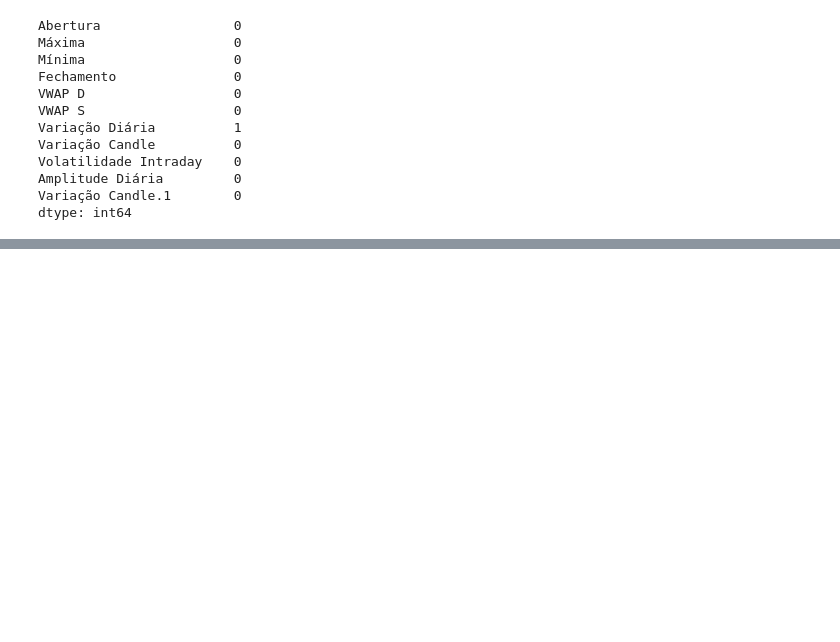
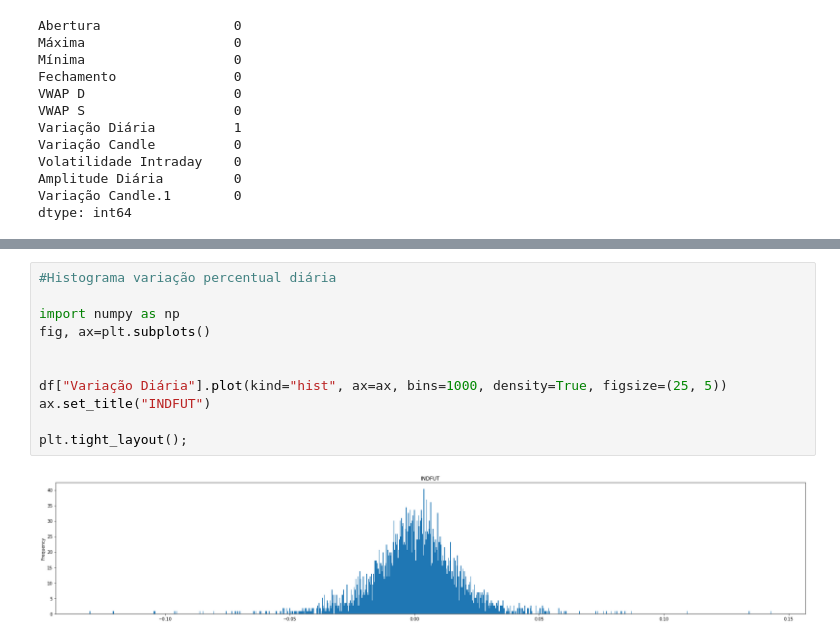
Before and after one commit to DAVIDKSOUSA/ESTUDO-INDFUT, a Jupyter notebook: Estudo Índice Futuro.ipynb, the cells around one changed output, grey strips where cells are left out. Saved outputs shown, nothing was run; the diff lists cells and outputs as text; blank space fills up the shorter version.

```diff
--- a/Estudo Índice Futuro.ipynb
+++ b/Estudo Índice Futuro.ipynb
@@ -99,0 +111,13 @@ df.describe()
+# %%
+#Histograma variação percentual diária
+
+import numpy as np
+fig, ax=plt.subplots()
+
+
+df["Variação Diária"].plot(kind="hist", ax=ax, bins=1000, density=True, figsize=(25, 5))
+ax.set_title("INDFUT")
+
+plt.tight_layout();
+# %% [output]
+[figure, added]
```
Also changed, not shown: parts of 3 cells of this notebook.
